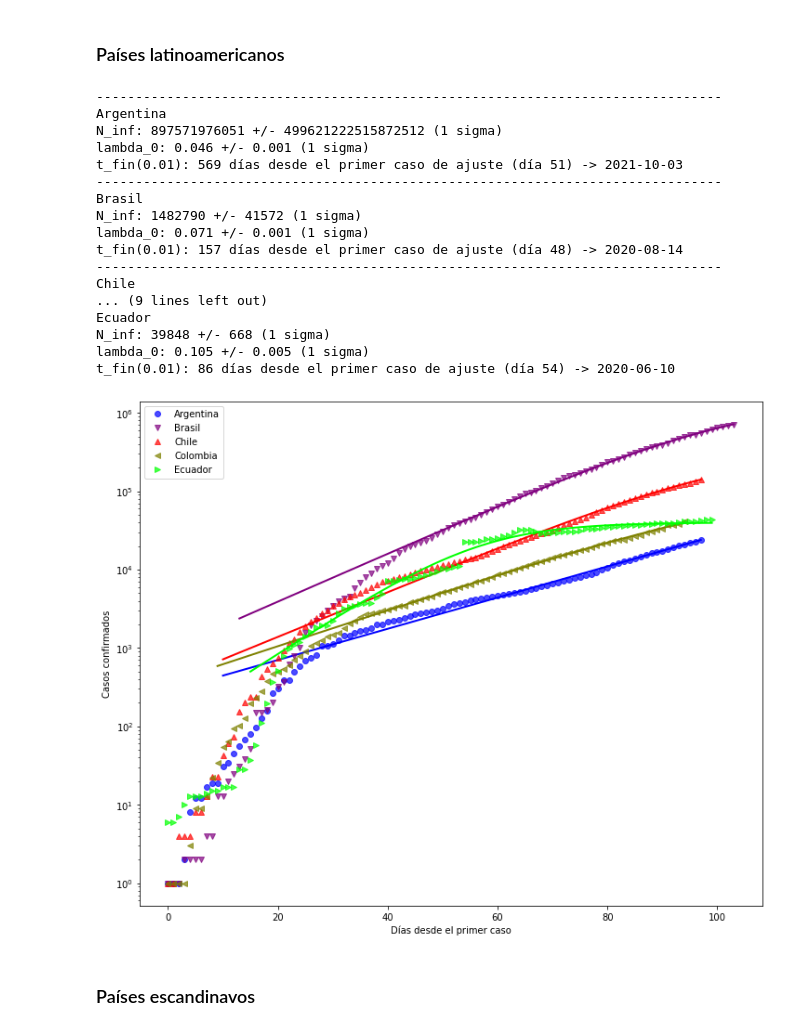
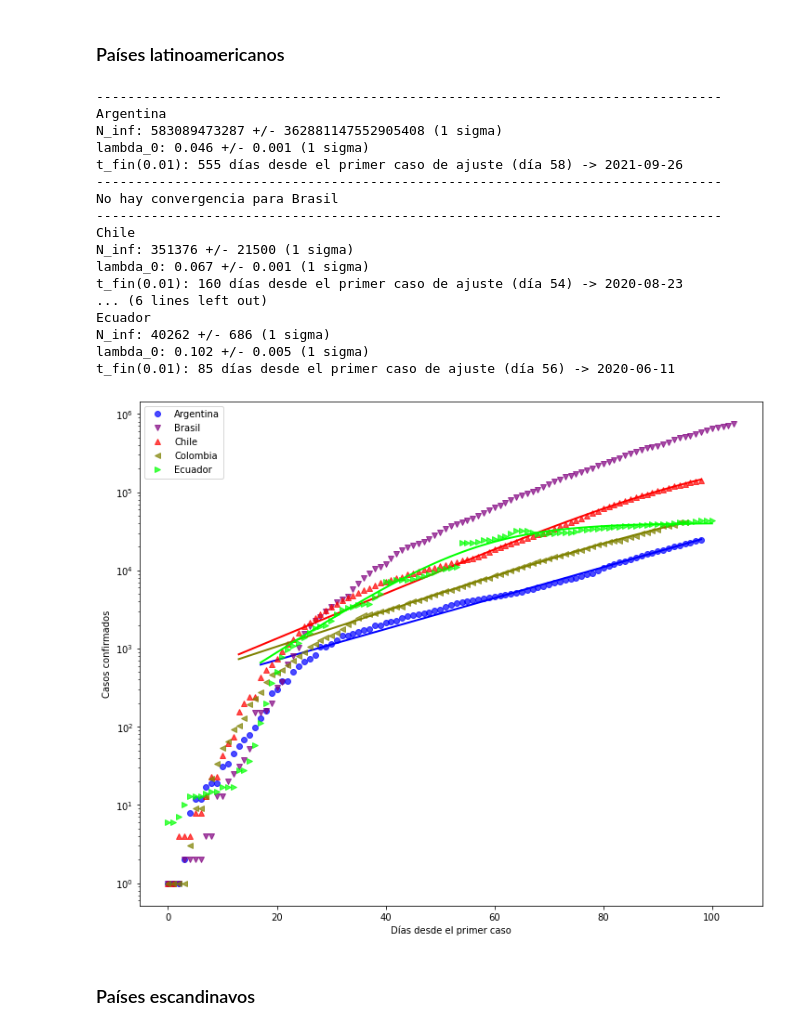
Before and after one commit to manuxch/logistic-covid19, a Jupyter notebook: Logistic_model_COVID-19.ipynb, the cells around one changed output. Cells and saved outputs as stored; diff of their text form; code cells hidden in the pictures.

Commit message:
Actualización diaria de visualizaciones, ajustes y registros

```diff
--- a/Logistic_model_COVID-19.ipynb
+++ b/Logistic_model_COVID-19.ipynb
@@ -203,26 +203,26 @@ t_fin(0.01): 113 días desde el primer caso de ajuste (día 49) -> 2020-07-02
 # %% [markdown]
 ### Países latinoamericanos
 # %%
-plot_fit(cases_lat, 30, 'Casos confirmados', logscale=True, p_fin=0.01)
+plot_fit(cases_lat, 100, 'Casos confirmados', logscale=True, p_fin=0.01)
 # %% [output]
 --------------------------------------------------------------------------------
 Argentina
-N_inf: 897571976051 +/- 499621222515872512 (1 sigma)
+N_inf: 583089473287 +/- 362881147552905408 (1 sigma)
 lambda_0: 0.046 +/- 0.001 (1 sigma)
-t_fin(0.01): 569 días desde el primer caso de ajuste (día 51) -> 2021-10-03
+t_fin(0.01): 555 días desde el primer caso de ajuste (día 58) -> 2021-09-26
 --------------------------------------------------------------------------------
-Brasil
-N_inf: 1482790 +/- 41572 (1 sigma)
-lambda_0: 0.071 +/- 0.001 (1 sigma)
-t_fin(0.01): 157 días desde el primer caso de ajuste (día 48) -> 2020-08-14
+No hay convergencia para Brasil
 --------------------------------------------------------------------------------
 Chile
-... (9 lines left out)
+N_inf: 351376 +/- 21500 (1 sigma)
+lambda_0: 0.067 +/- 0.001 (1 sigma)
+t_fin(0.01): 160 días desde el primer caso de ajuste (día 54) -> 2020-08-23
+... (6 lines left out)
 Ecuador
-N_inf: 39848 +/- 668 (1 sigma)
-lambda_0: 0.105 +/- 0.005 (1 sigma)
-t_fin(0.01): 86 días desde el primer caso de ajuste (día 54) -> 2020-06-10
+N_inf: 40262 +/- 686 (1 sigma)
+lambda_0: 0.102 +/- 0.005 (1 sigma)
+t_fin(0.01): 85 días desde el primer caso de ajuste (día 56) -> 2020-06-11
-[figure, old version]
+[figure, new version]
 # %% [markdown]
 ### Países escandinavos
 # %%
```
Also changed, not shown: parts of 8 cells of this notebook.
